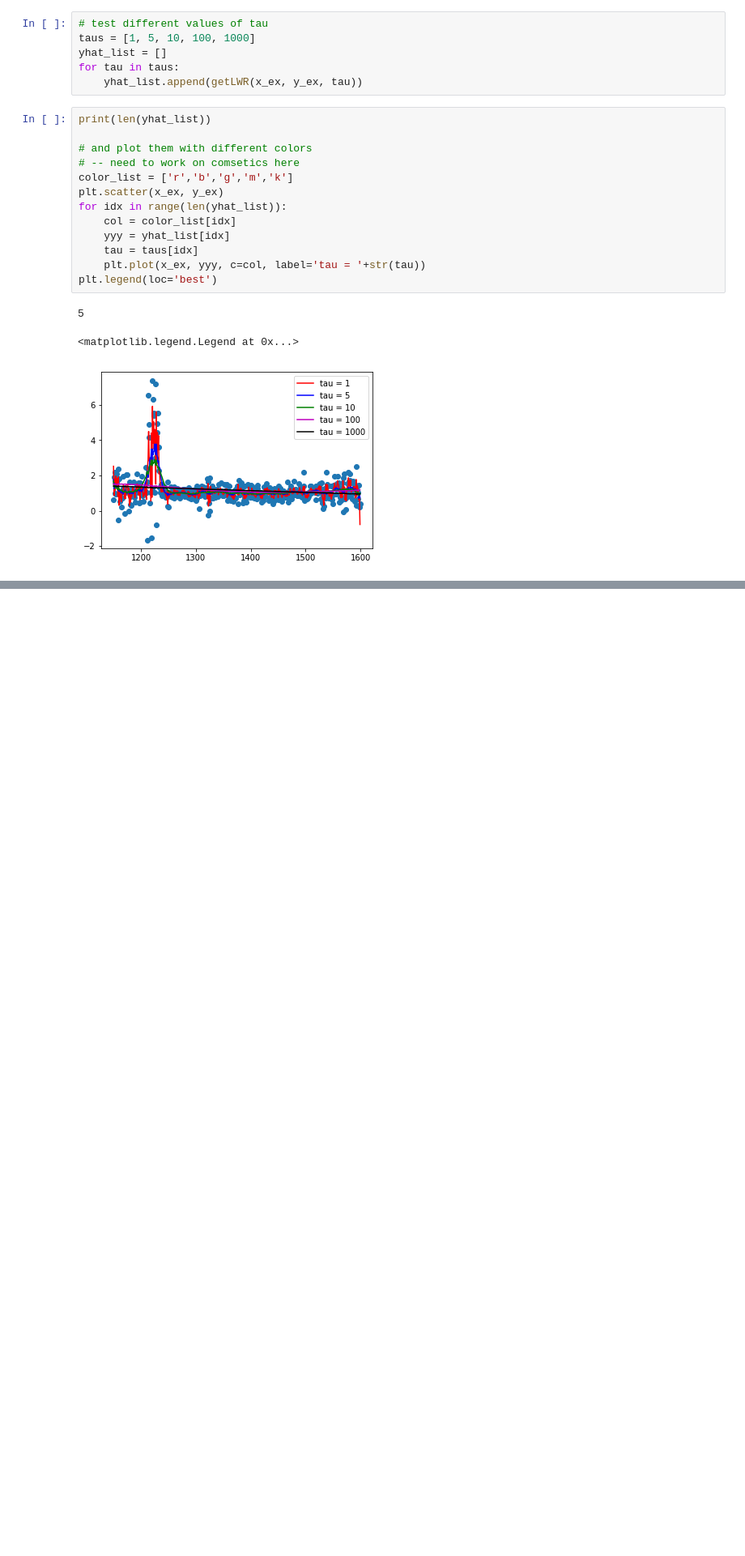
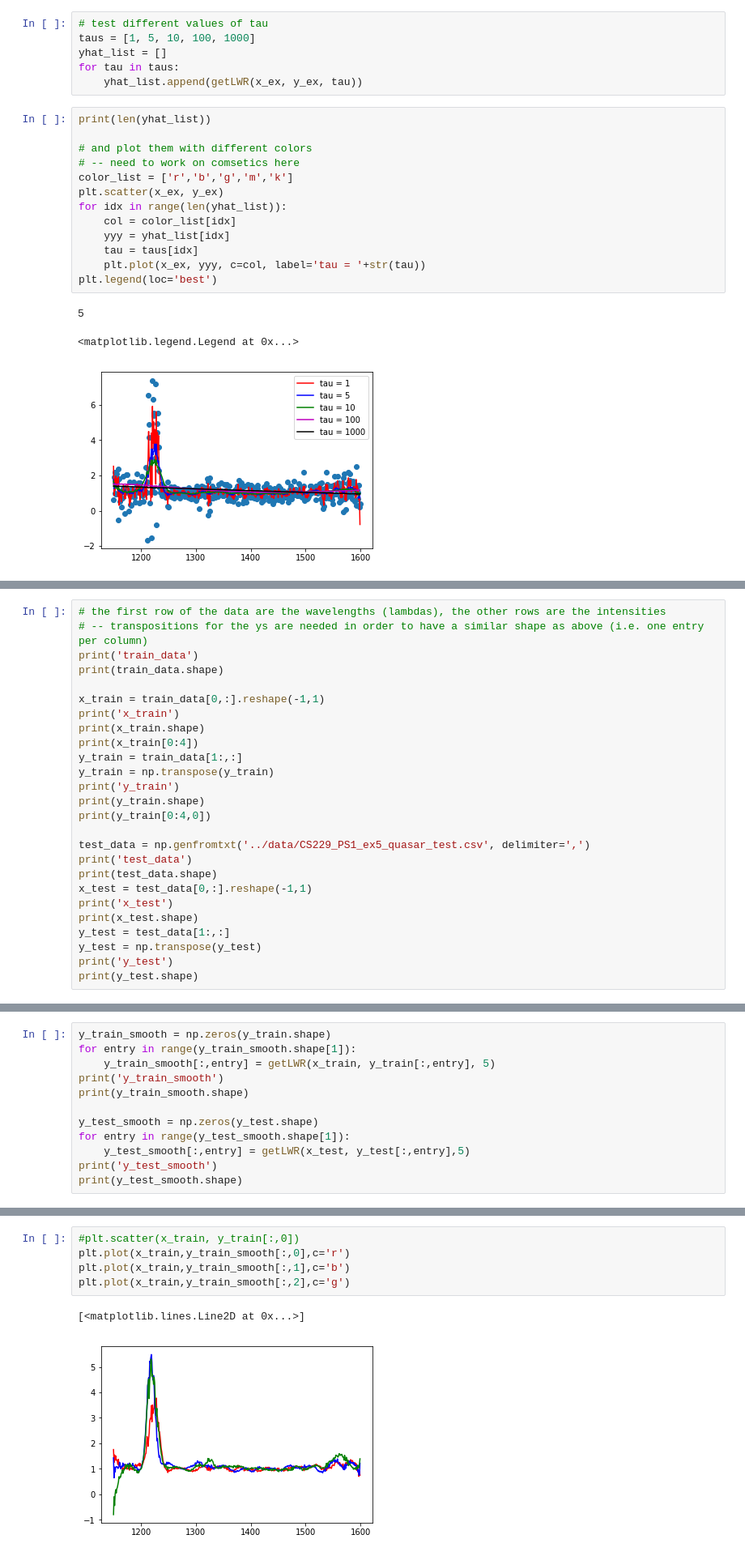
Before and after one commit to francesco-losterzo/MLPractice, a Jupyter notebook: Notebooks/LinearRegression_CS229.ipynb, the cells around one changed output, grey strips where cells are left out. Shown: that part at 81% size. Saved outputs shown, nothing was run; the diff lists cells and outputs as text; blank space fills up the shorter version.

```diff
--- a/Notebooks/LinearRegression_CS229.ipynb
+++ b/Notebooks/LinearRegression_CS229.ipynb
@@ -482,0 +502,26 @@ plt.legend(loc='best')
+# %%
+# the first row of the data are the wavelengths (lambdas), the other rows are the intensities
+# -- transpositions for the ys are needed in order to have a similar shape as above (i.e. one entry per column)
+print('train_data')
+print(train_data.shape)
+
+x_train = train_data[0,:].reshape(-1,1)
+print('x_train')
+print(x_train.shape)
+print(x_train[0:4])
+y_train = train_data[1:,:]
+y_train = np.transpose(y_train)
+print('y_train')
+print(y_train.shape)
+print(y_train[0:4,0])
+
+test_data = np.genfromtxt('../data/CS229_PS1_ex5_quasar_test.csv', delimiter=',')
+print('test_data')
+print(test_data.shape)
+x_test = test_data[0,:].reshape(-1,1)
+print('x_test')
+print(x_test.shape)
+y_test = test_data[1:,:]
+y_test = np.transpose(y_test)
+print('y_test')
+print(y_test.shape)
@@ -482,0 +546,12 @@ plt.legend(loc='best')
+# %%
+y_train_smooth = np.zeros(y_train.shape)
+for entry in range(y_train_smooth.shape[1]):
+    y_train_smooth[:,entry] = getLWR(x_train, y_train[:,entry], 5)
+print('y_train_smooth')
+print(y_train_smooth.shape)
+
+y_test_smooth = np.zeros(y_test.shape)
+for entry in range(y_test_smooth.shape[1]):
+    y_test_smooth[:,entry] = getLWR(x_test, y_test[:,entry],5)
+print('y_test_smooth')
+print(y_test_smooth.shape)
@@ -482,0 +563,8 @@ plt.legend(loc='best')
+# %%
+#plt.scatter(x_train, y_train[:,0])
+plt.plot(x_train,y_train_smooth[:,0],c='r')
+plt.plot(x_train,y_train_smooth[:,1],c='b')
+plt.plot(x_train,y_train_smooth[:,2],c='g')
+# %% [output]
+[<matplotlib.lines.Line2D at 0x...>]
+[figure, added]
```
Also changed, not shown: parts of 7 cells of this notebook.
